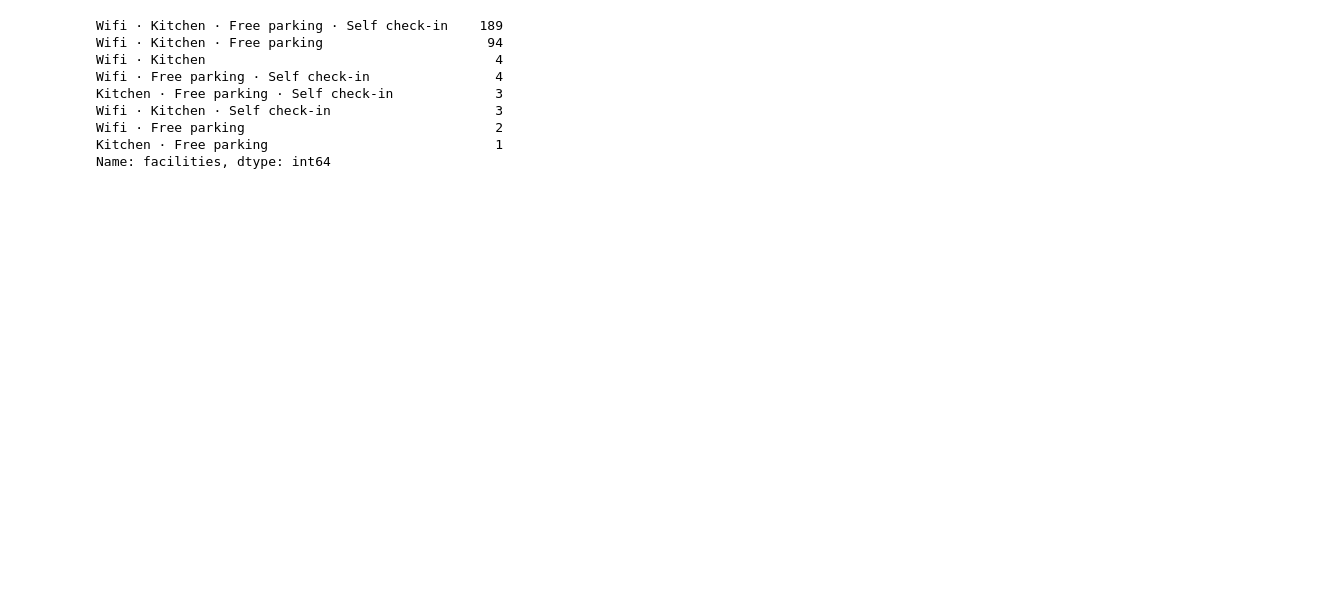
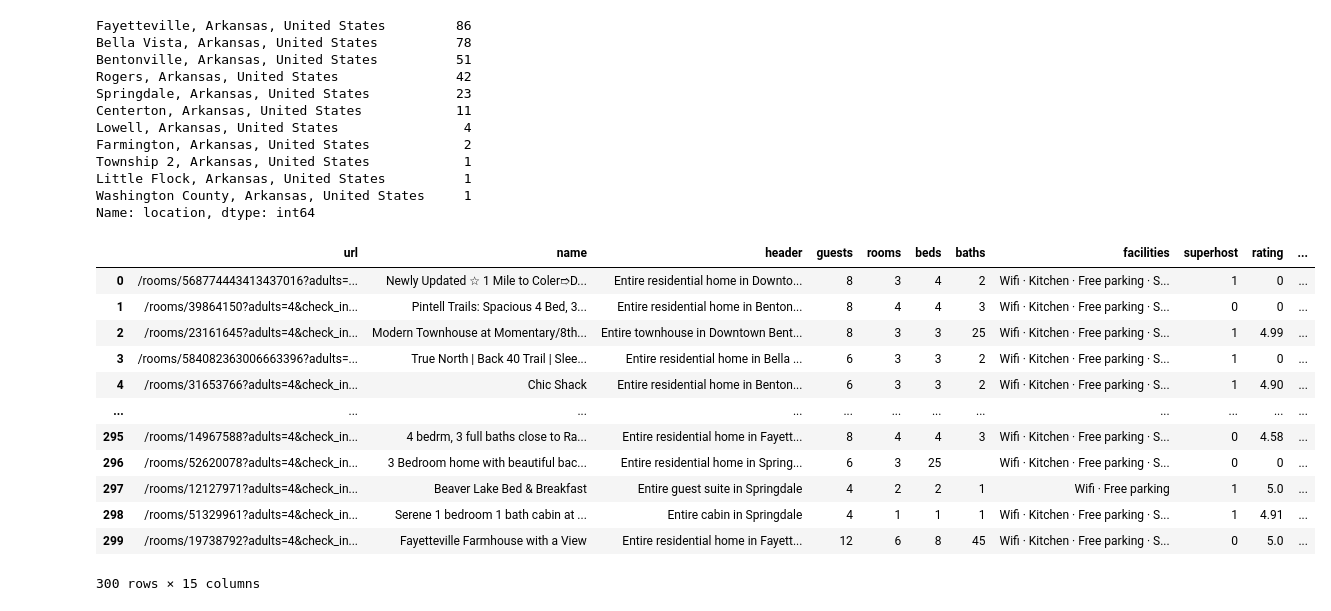
Before and after one commit to Reece323/air-scrape, a Jupyter notebook: Cleaning/wrangling.ipynb, the cells around one changed output. Drawn from its saved outputs; the diff is of its cells as text; code cells hidden in the pictures; blank space fills up the shorter version.

Commit message:
clean data

```diff
--- a/Cleaning/wrangling.ipynb
+++ b/Cleaning/wrangling.ipynb
@@ -1,6 +1,13 @@
 # %%
 import pandas as pd
 import numpy as np
+import re
+import datetime
+import itertools
+import json
 
-df = pd.read_csv('/Users/codyreece/Desktop/Repos/air-scrape2/air-scrape/Bentonville_Ar.csv')
-df.head()
+#reading data
+df = pd.read_csv('/Users/codyreece/Desktop/Repos/air-scrape2/air-scrape/Data/Bentonville_Ar.csv')
+
+#removing empty columns
+df = df.drop(columns=['host_joined','house_rules', 'specialties_1'])
@@ -14,4 +13,0 @@ df.head()
-# %%
-df = df.drop(columns=['host_joined','house_rules'])
-# df.rename(columns = {'specialties_1':'specialties'}, inplace=True)
-df
@@ -32,12 +14,47 @@ df
 # %%
-df['facilities'].value_counts()
+df['location'].value_counts()
 # %% [output]
-Wifi · Kitchen · Free parking · Self check-in    189
-Wifi · Kitchen · Free parking                     94
-Wifi · Kitchen                                     4
-Wifi · Free parking · Self check-in                4
-Kitchen · Free parking · Self check-in             3
-Wifi · Kitchen · Self check-in                     3
-Wifi · Free parking                                2
-Kitchen · Free parking                             1
-Name: facilities, dtype: int64
+Fayetteville, Arkansas, United States         86
+Bella Vista, Arkansas, United States          78
+Bentonville, Arkansas, United States          51
+Rogers, Arkansas, United States               42
+Springdale, Arkansas, United States           23
+Centerton, Arkansas, United States            11
+Lowell, Arkansas, United States                4
+Farmington, Arkansas, United States            2
+Township 2, Arkansas, United States            1
+Little Flock, Arkansas, United States          1
+Washington County, Arkansas, United States     1
+Name: location, dtype: int64
+# %%
+#cleaning data
+def wrangle(X):
+
+    X['price'] = X['price'].replace(r'\$', '' ,regex=True)
+    X['guests'] = X['guests'].str.replace(r'\D', '',regex=True)
+    X['rooms'] = X['rooms'].str.replace(r'\D', '',regex=True)
+    X['beds'] = X['beds'].str.replace(r'\D', '',regex=True)
+    X['baths'] = X['baths'].str.replace(r'\D', '',regex=True)
+    X['badge'] = X['badge'].map({'SUPERHOST':1, 'empty':0})
+    X = X.rename({'badge': 'superhost'}, axis='columns')
+    X['rating'] = X['rating'].replace(regex='empty', value=0)
+    X['review_count'] = X['review_count'].replace(regex='empty', value=0)
+    X['review_count'] = X['review_count'].replace(r'\D', '',regex=True)
+
+    return X
+
+wrangle(df)
+# %% [output]
+|  | url | name | header | guests | rooms | beds | baths | facilities | superhost | rating | ... |
+| 0 | /rooms/568774443413437016?adults=... | Newly Updated ☆ 1 Mile to Coler➱D... | Entire residential home in Downto... | 8 | 3 | 4 | 2 | Wifi · Kitchen · Free parking · S... | 1 | 0 | ... |
+| 1 | /rooms/39864150?adults=4&check_in... | Pintell Trails: Spacious 4 Bed, 3... | Entire residential home in Benton... | 8 | 4 | 4 | 3 | Wifi · Kitchen · Free parking · S... | 0 | 0 | ... |
+| 2 | /rooms/23161645?adults=4&check_in... | Modern Townhouse at Momentary/8th... | Entire townhouse in Downtown Bent... | 8 | 3 | 3 | 25 | Wifi · Kitchen · Free parking · S... | 1 | 4.99 | ... |
+| 3 | /rooms/584082363006663396?adults=... | True North | Back 40 Trail | Slee... | Entire residential home in Bella ... | 6 | 3 | 3 | 2 | Wifi · Kitchen · Free parking · S... | 1 | 0 | ... |
+| 4 | /rooms/31653766?adults=4&check_in... | Chic Shack | Entire residential home in Benton... | 6 | 3 | 3 | 2 | Wifi · Kitchen · Free parking · S... | 1 | 4.90 | ... |
+| ... | ... | ... | ... | ... | ... | ... | ... | ... | ... | ... | ... |
+| 295 | /rooms/14967588?adults=4&check_in... | 4 bedrm, 3 full baths close to Ra... | Entire residential home in Fayett... | 8 | 4 | 4 | 3 | Wifi · Kitchen · Free parking · S... | 0 | 4.58 | ... |
+| 296 | /rooms/52620078?adults=4&check_in... | 3 Bedroom home with beautiful bac... | Entire residential home in Spring... | 6 | 3 | 25 |  | Wifi · Kitchen · Free parking · S... | 0 | 0 | ... |
+| 297 | /rooms/12127971?adults=4&check_in... | Beaver Lake Bed & Breakfast | Entire guest suite in Springdale | 4 | 2 | 2 | 1 | Wifi · Free parking | 1 | 5.0 | ... |
+| 298 | /rooms/51329961?adults=4&check_in... | Serene 1 bedroom 1 bath cabin at ... | Entire cabin in Springdale | 4 | 1 | 1 | 1 | Wifi · Kitchen · Free parking · S... | 1 | 4.91 | ... |
+| 299 | /rooms/19738792?adults=4&check_in... | Fayetteville Farmhouse with a View | Entire residential home in Fayett... | 12 | 6 | 8 | 45 | Wifi · Kitchen · Free parking · S... | 0 | 5.0 | ... |
+300 rows × 15 columns
```
Also changed, not shown: parts of 6 cells of this notebook.
